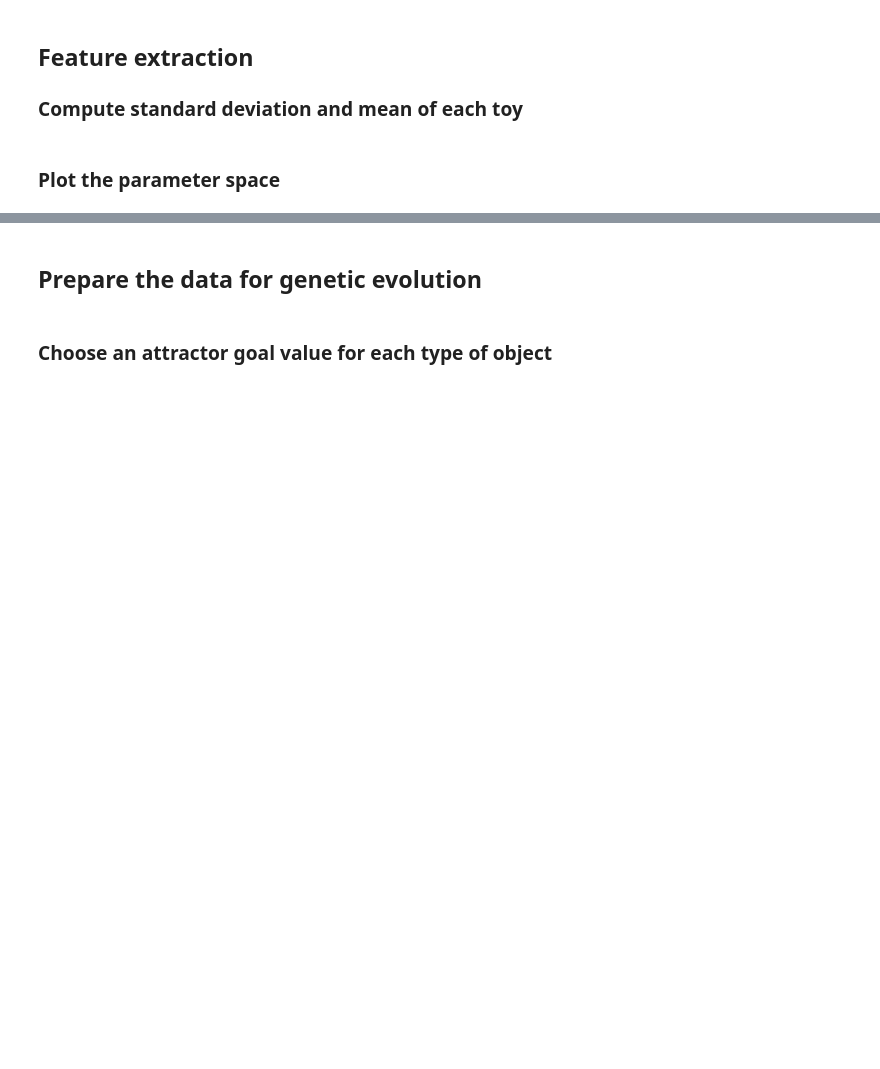
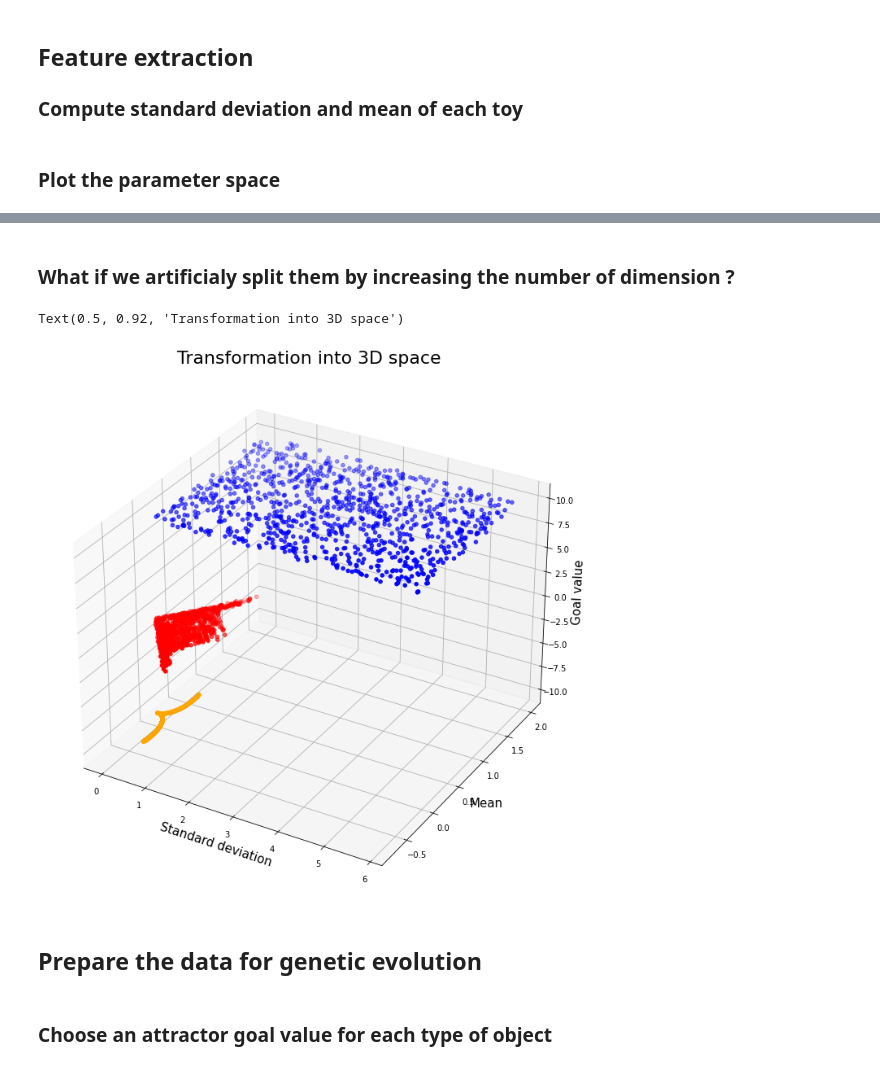
Before and after one commit to erusseil/GeneticClassification, a Jupyter notebook: Toys/Proof_of_concept.ipynb, the cells around one changed output, grey strips where cells are left out. Saved outputs shown, nothing was run; the diff lists cells and outputs as text; code cells hidden in the pictures; blank space fills up the shorter version.

```diff
--- a/Toys/Proof_of_concept.ipynb
+++ b/Toys/Proof_of_concept.ipynb
@@ -113,3 +129,34 @@ plt.legend(fontsize = 14)
+# %% [markdown]
+### What if we artificialy split them by increasing the number of dimension ?
+# %%
+plt.figure(figsize=(16,12))
+ax = plt.axes(projection='3d')
+
+# Data for a three-dimensional line
+zdata = [0]*nb_obj
+xdata = std_step
+ydata = mean_step
+ax.scatter3D(xdata, ydata, zdata, c='red');
+
+# Data for a three-dimensional line
+zdata = [-10]*nb_obj
+xdata = std_gauss
+ydata = mean_gauss
+ax.scatter3D(xdata, ydata, zdata, c='orange');
+
+# Data for a three-dimensional line
+zdata = [10]*nb_obj
+xdata = std_line
+ydata = mean_line
+ax.scatter3D(xdata, ydata, zdata, c='blue');
+
+ax.set_xlabel('Standard deviation',fontsize = 15)
+ax.set_ylabel('Mean',fontsize = 15)
+ax.set_zlabel('Goal value',fontsize = 15);
+plt.title('Transformation into 3D space',fontsize = 22)
+# %% [output]
+Text(0.5, 0.92, 'Transformation into 3D space')
+[figure, added]
 # %% [markdown]
 ## Prepare the data for genetic evolution
 # %% [markdown]
```
Also changed, not shown: parts of 2 cells of this notebook.
